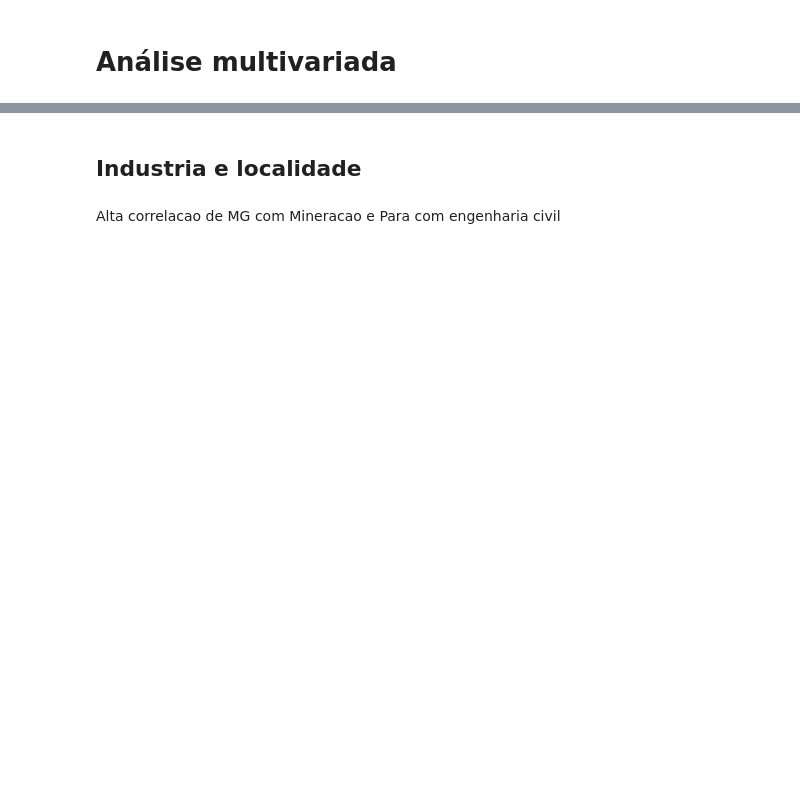
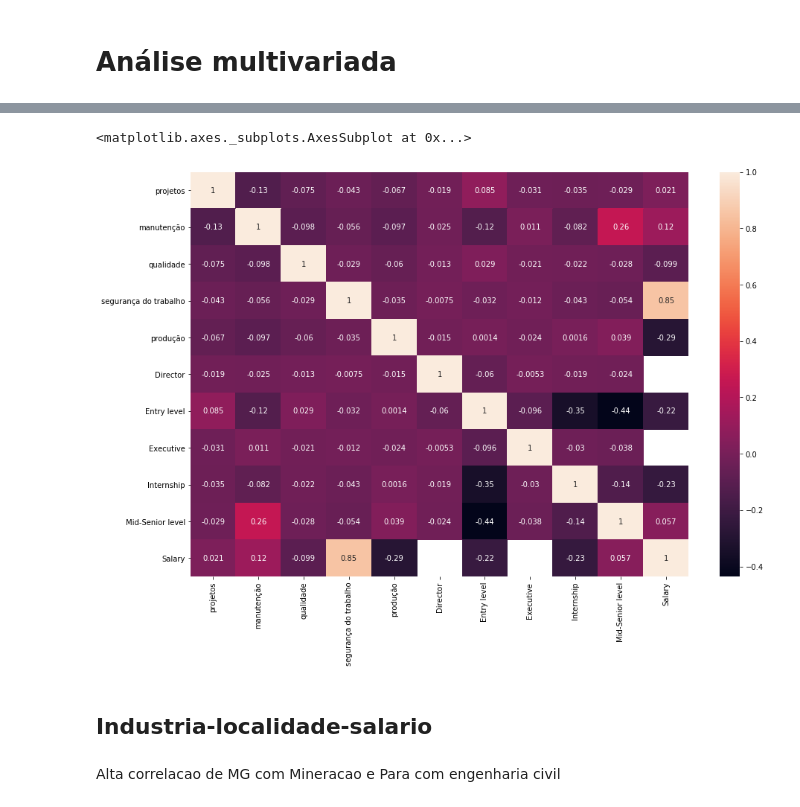
Before and after one commit to marcellohro-hub/Linkedin_scraping-and-analysis, a Jupyter notebook: Analysis.ipynb, the cells around one changed output, grey strips where cells are left out. Saved outputs shown, nothing was run; the diff lists cells and outputs as text; code cells hidden in the pictures; blank space fills up the shorter version.

```diff
--- a/Analysis.ipynb
+++ b/Analysis.ipynb
@@ -587,6 +624,9 @@ sns.heatmap(correlate.corr(),annot=True)
 # %%
-correlate=pd.concat([funcao,Level],axis=1)
-plt.subplots(figsize=(12,6))
+correlate=pd.concat([funcao,Level,sal],axis=1)
+plt.subplots(figsize=(15,10))
 sns.heatmap(correlate.corr(),annot=True)
+# %% [output]
+<matplotlib.axes._subplots.AxesSubplot at 0x...>
+[figure, added]
 # %% [markdown]
-## Industria e localidade
+## Industria-localidade-salario
```
Also changed, not shown: parts of 28 cells of this notebook, 1 other file.
